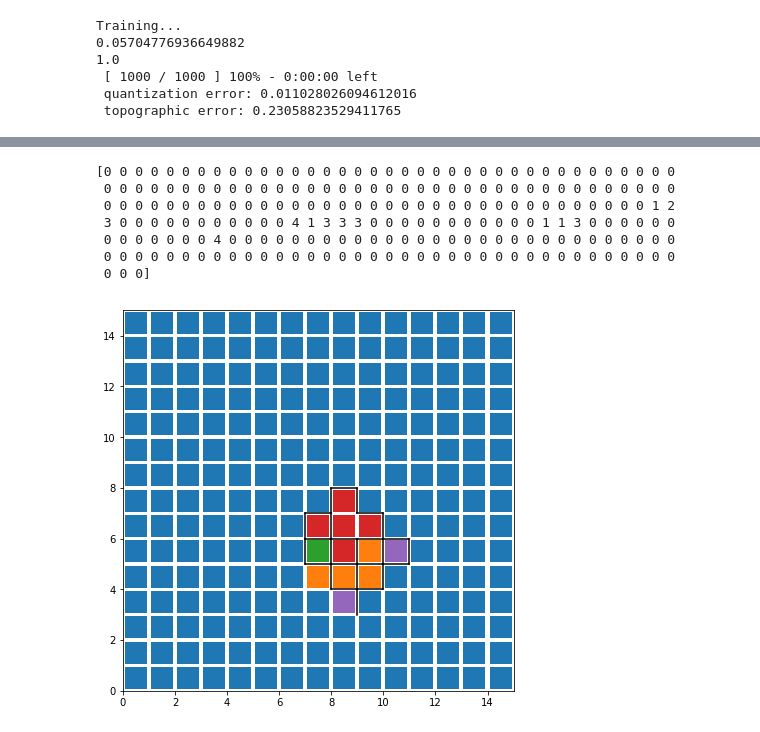
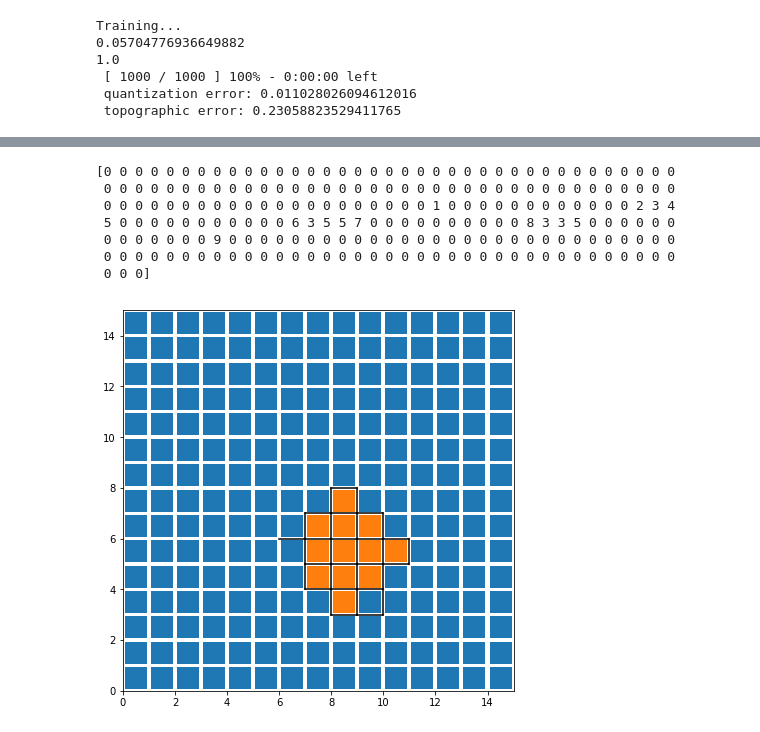
Before and after one commit to mikkelmilo/SOM-Clustering-Visualisations, a Jupyter notebook: milo.ipynb, the cells around one changed output, grey strips where cells are left out. Cells and saved outputs as stored; diff of their text form; code cells hidden in the pictures.

```diff
--- a/milo.ipynb
+++ b/milo.ipynb
@@ -63,7 +63,7 @@ from matplotlib.gridspec import GridSpec
 %load_ext autoreload
 # %%
 
-def plot_with_labelling(som, d1, d2, n_clusters, labels, rweights, debug=False):
+def plot_with_labelling(som, d1, d2, labels, coloring_labels, rweights, debug=False):
 
     plt.figure(figsize=(d1//2, d2//2))
     # Plotting the response for each pattern in the iris dataset
@@ -72,7 +72,7 @@ def plot_with_labelling(som, d1, d2, n_clusters, labels, rweights, debug=False):
     #plt.colorbar()
     # use different colors and markers for each label
     #markers = ['o', 's', 'D']
-    colors = ['C' + str(i) for i in np.unique(labels)] #['C0', 'C1', 'C2', 'C3', 'C4']
+    colors = ['C' + str(i) for i in np.unique(coloring_labels)] #['C0', 'C1', 'C2', 'C3', 'C4']
     win_labels = winners_labels(som,rweights,labels)
     diff_mat_ = dif_matrix(win_labels)
     diff_mat = np.append(diff_mat_,np.ones((diff_mat_.shape[0],1)),axis=1)
@@ -82,8 +82,8 @@ def plot_with_labelling(som, d1, d2, n_clusters, labels, rweights, debug=False):
         w = som.winner(xx)  # getting the winner
         #w = xx
         # palce a marker on the winning position for the sample xx
-        plt.plot(w[0]+.5, w[1]+.5, 's', markerfacecolor=colors[labels[cnt]],
-                markeredgecolor=colors[labels[cnt]], markersize=20, markeredgewidth=2)
+        plt.plot(w[0]+.5, w[1]+.5, 's', markerfacecolor=colors[coloring_labels[cnt]],
+                markeredgecolor=colors[coloring_labels[cnt]], markersize=20, markeredgewidth=2)
     def plot_borders(debug=False):
         border_color = lambda c : c if debug else 'black'
         for i,row in enumerate(diff_mat):
@@ -163,28 +163,27 @@ plt.show()
 # %%
 from scipy.cluster.hierarchy import dendrogram, linkage,fcluster,cut_tree
 from matplotlib import pyplot as plt
 #X = np.genfromtxt('iris.csv', delimiter=',', usecols=(0, 1, 2, 3))
 
 
 
 rweights = som.get_weights().reshape(d1*d2,-1)
 Z = linkage(rweights, 'single')
 
-n_clusters = 5
-cuttree= cut_tree(Z,n_clusters=[3,n_clusters])
+cuttree= cut_tree(Z,n_clusters=[2,10])
 #print(cuttree)
-C = fcluster(Z, t=10, criterion='maxclust')
+#C = fcluster(Z, t=10, criterion='maxclust')
 #print(C)
-
+coloring_labels = cuttree.T[0]
 labels = cuttree.T[1]
 print(labels)
-plot_with_labelling(som,d1,d2,n_clusters,labels,rweights,debug=False)
+plot_with_labelling(som,d1,d2,labels,coloring_labels,rweights,debug=False)
 # %% [output]
 [0 0 0 0 0 0 0 0 0 0 0 0 0 0 0 0 0 0 0 0 0 0 0 0 0 0 0 0 0 0 0 0 0 0 0 0 0
  0 0 0 0 0 0 0 0 0 0 0 0 0 0 0 0 0 0 0 0 0 0 0 0 0 0 0 0 0 0 0 0 0 0 0 0 0
- 0 0 0 0 0 0 0 0 0 0 0 0 0 0 0 0 0 0 0 0 0 0 0 0 0 0 0 0 0 0 0 0 0 0 0 1 2
- 3 0 0 0 0 0 0 0 0 0 0 0 4 1 3 3 3 0 0 0 0 0 0 0 0 0 0 0 1 1 3 0 0 0 0 0 0
- 0 0 0 0 0 0 0 4 0 0 0 0 0 0 0 0 0 0 0 0 0 0 0 0 0 0 0 0 0 0 0 0 0 0 0 0 0
+ 0 0 0 0 0 0 0 0 0 0 0 0 0 0 0 0 0 0 0 0 0 1 0 0 0 0 0 0 0 0 0 0 0 0 2 3 4
+ 5 0 0 0 0 0 0 0 0 0 0 0 6 3 5 5 7 0 0 0 0 0 0 0 0 0 0 8 3 3 5 0 0 0 0 0 0
+ 0 0 0 0 0 0 0 9 0 0 0 0 0 0 0 0 0 0 0 0 0 0 0 0 0 0 0 0 0 0 0 0 0 0 0 0 0
  0 0 0 0 0 0 0 0 0 0 0 0 0 0 0 0 0 0 0 0 0 0 0 0 0 0 0 0 0 0 0 0 0 0 0 0 0
  0 0 0]
-[figure, old version]
+[figure, new version]
```
Also changed, not shown: parts of 1 cell of this notebook.
